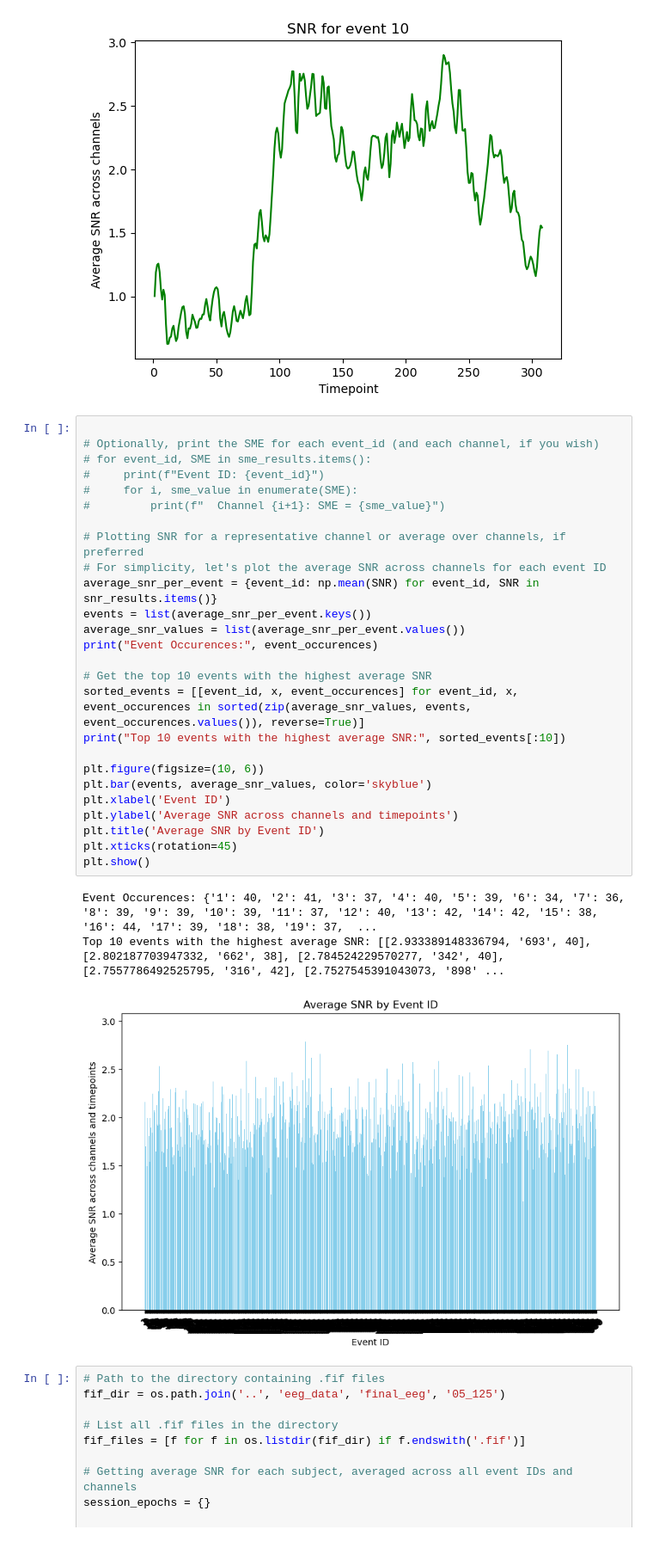
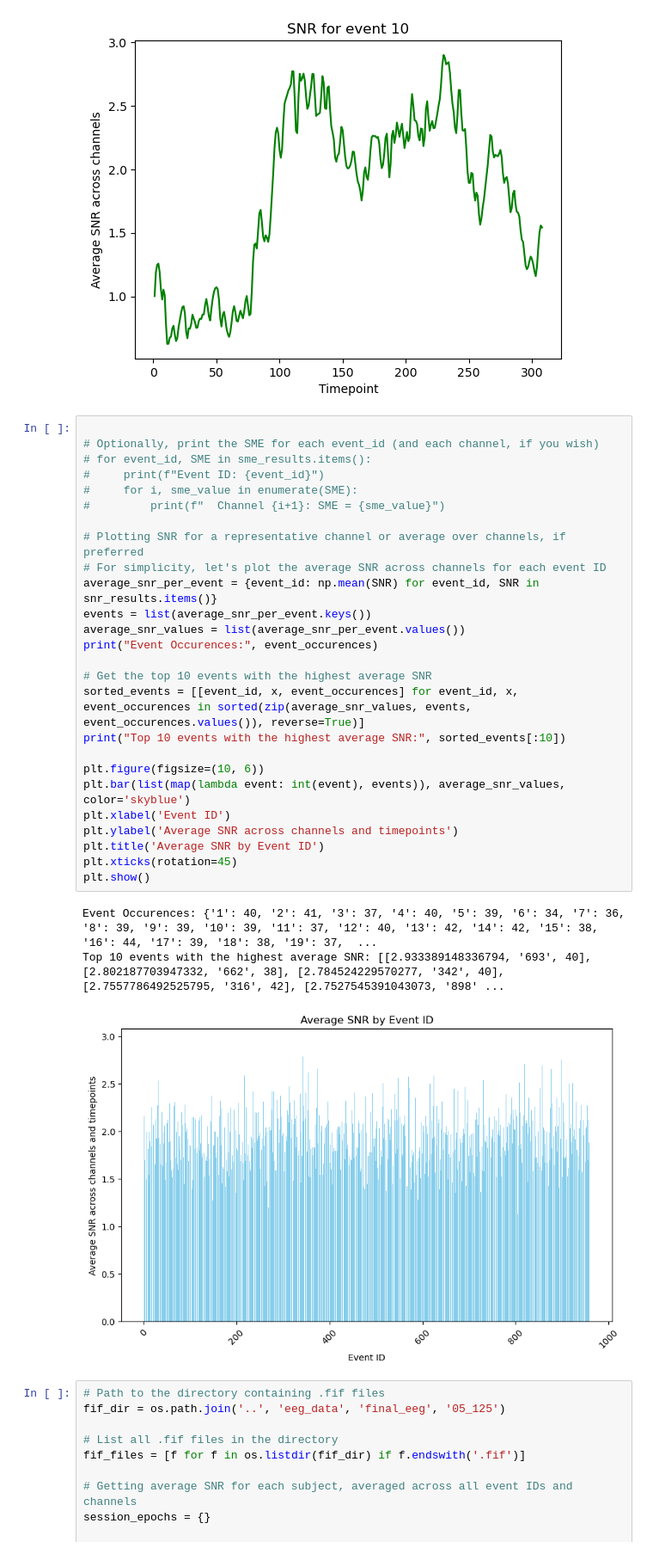
Before and after one commit to Alljoined/alljoined_preprocessing, a Jupyter notebook: snr/snr-sme.ipynb, the cells around one changed output. Shown at 86% size. Saved outputs shown, nothing was run; the diff lists cells and outputs as text.

```diff
--- a/snr/snr-sme.ipynb
+++ b/snr/snr-sme.ipynb
@@ -122,33 +122,33 @@ for event_id, snr in snr_results.items():
 # %%
 
 # Optionally, print the SME for each event_id (and each channel, if you wish)
 # for event_id, SME in sme_results.items():
 #     print(f"Event ID: {event_id}")
 #     for i, sme_value in enumerate(SME):
 #         print(f"  Channel {i+1}: SME = {sme_value}")
 
 # Plotting SNR for a representative channel or average over channels, if preferred
 # For simplicity, let's plot the average SNR across channels for each event ID
 average_snr_per_event = {event_id: np.mean(SNR) for event_id, SNR in snr_results.items()}
 events = list(average_snr_per_event.keys())
 average_snr_values = list(average_snr_per_event.values())
 print("Event Occurences:", event_occurences)
 
 # Get the top 10 events with the highest average SNR
 sorted_events = [[event_id, x, event_occurences] for event_id, x, event_occurences in sorted(zip(average_snr_values, events, event_occurences.values()), reverse=True)]
 print("Top 10 events with the highest average SNR:", sorted_events[:10])
 
 plt.figure(figsize=(10, 6))
-plt.bar(events, average_snr_values, color='skyblue')
+plt.bar(list(map(lambda event: int(event), events)), average_snr_values, color='skyblue')
 plt.xlabel('Event ID')
 plt.ylabel('Average SNR across channels and timepoints')
 plt.title('Average SNR by Event ID')
 plt.xticks(rotation=45)
 plt.show()
 # %% [output]
 Event Occurences: {'1': 40, '2': 41, '3': 37, '4': 40, '5': 39, '6': 34, '7': 36, '8': 39, '9': 39, '10': 39, '11': 37, '12': 40, '13': 42, '14': 42, '15': 38, '16': 44, '17': 39, '18': 38, '19': 37,  ...
 Top 10 events with the highest average SNR: [[2.933389148336794, '693', 40], [2.802187703947332, '662', 38], [2.784524229570277, '342', 40], [2.7557786492525795, '316', 42], [2.7527545391043073, '898' ...
-[figure, old version]
+[figure, new version]
 # %%
 # Path to the directory containing .fif files
 fif_dir = os.path.join('..', 'eeg_data', 'final_eeg', '05_125')
```
